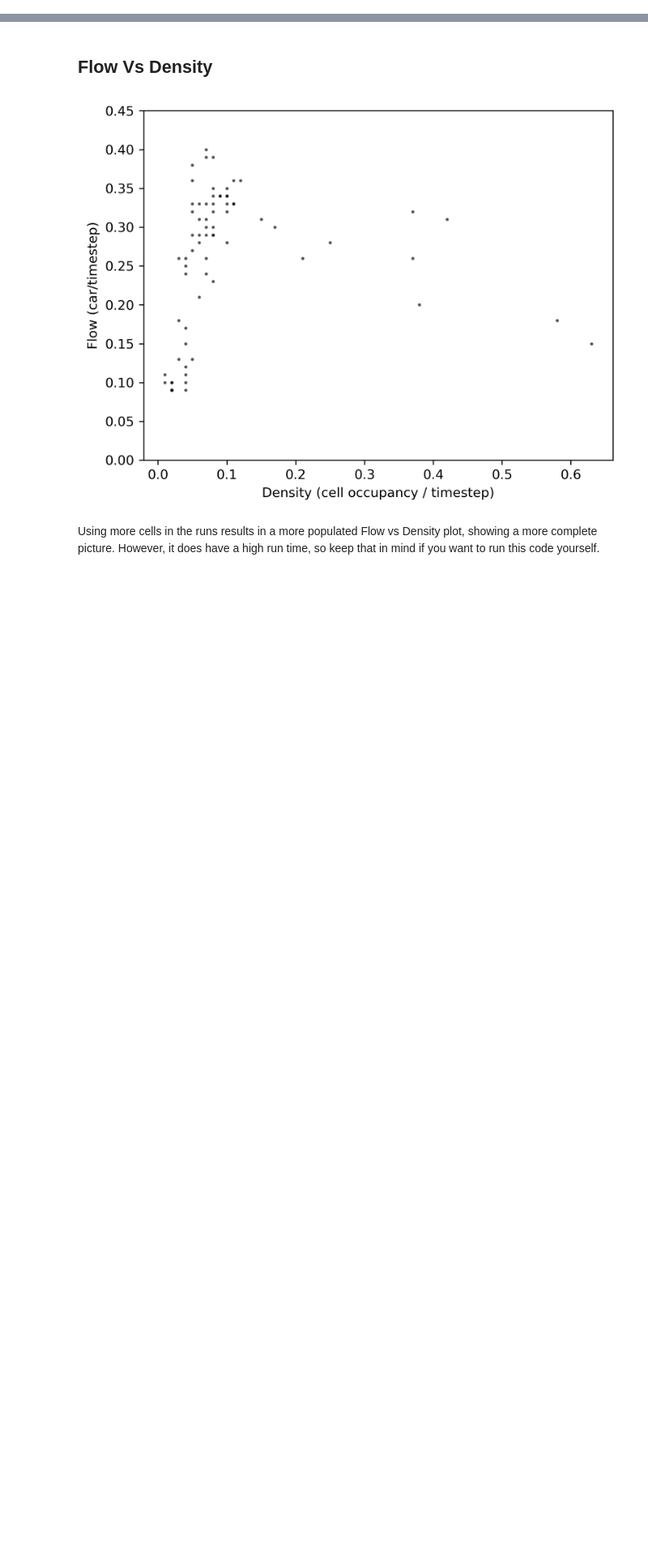
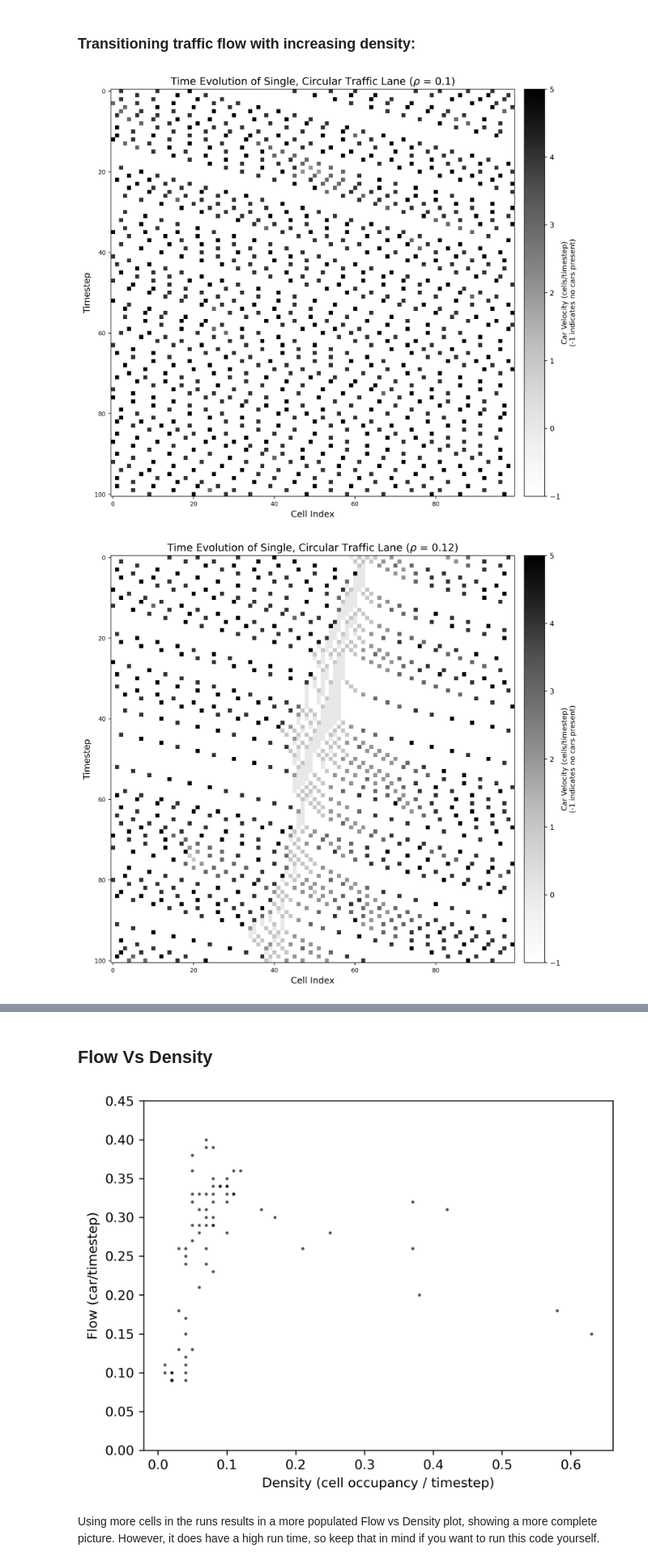
Before and after one commit to starmallow/PHY329_Project, a Jupyter notebook: demos/demo.ipynb, the cells around one changed output, grey strips where cells are left out. Shown at 81% size. Drawn from its saved outputs; the diff is of its cells as text; code cells hidden in the pictures; blank space fills up the shorter version.

```diff
--- a/demos/demo.ipynb
+++ b/demos/demo.ipynb
@@ -19,0 +29,9 @@ SpaceTimePlot(cells=100, system_density=0.1, timesteps=100)
+# %% [markdown]
+### Transitioning traffic flow with increasing density:
+# %%
+SpaceTimePlot(cells=100, system_density=0.1, timesteps=100)
+SpaceTimePlot(cells=100, system_density=0.12, timesteps=100)
+SpaceTimePlot(cells=100, system_density=0.14, timesteps=100)
+# %% [output]
+[figure, added]
+[figure, added]
```
Also changed, not shown: parts of 13 cells of this notebook, 1 other file.
